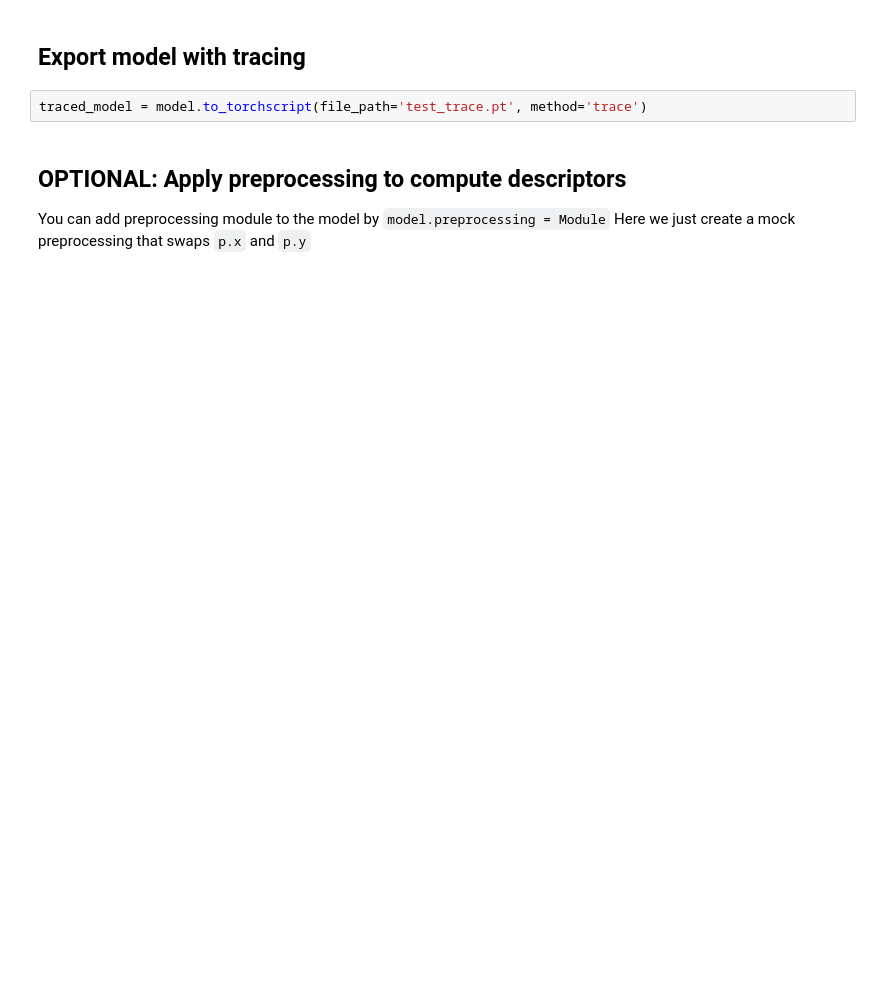
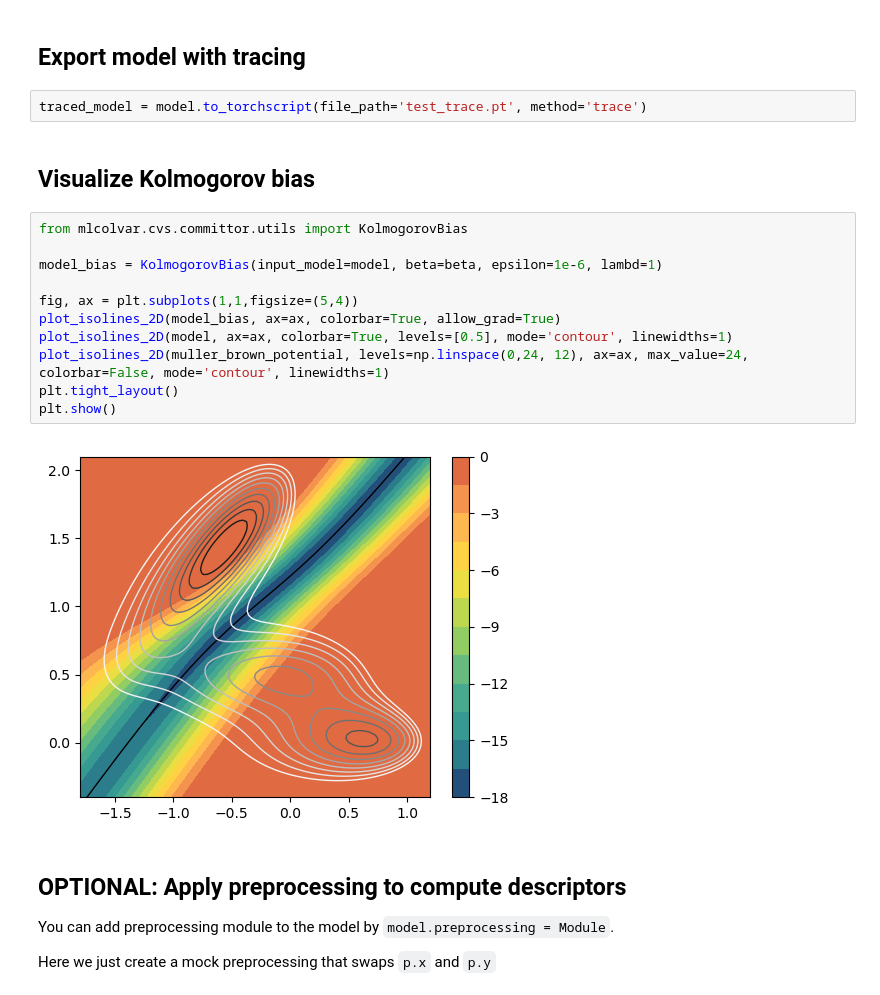
Before and after one commit to luigibonati/mlcolvar, a Jupyter notebook: docs/notebooks/examples/ex_committor.ipynb, the cells around one changed output. Cells and saved outputs as stored; diff of their text form; blank space fills up the shorter version.

Commit message:
Added KolmogorovBias wrapper

```diff
--- a/docs/notebooks/examples/ex_committor.ipynb
+++ b/docs/notebooks/examples/ex_committor.ipynb
@@ -161,9 +161,25 @@ plt.show()
 ## Export model with tracing
 # %%
 traced_model = model.to_torchscript(file_path='test_trace.pt', method='trace')
+# %% [markdown]
+## Visualize Kolmogorov bias
+# %%
+from mlcolvar.cvs.committor.utils import KolmogorovBias
+
+model_bias = KolmogorovBias(input_model=model, beta=beta, epsilon=1e-6, lambd=1)
+
+fig, ax = plt.subplots(1,1,figsize=(5,4))
+plot_isolines_2D(model_bias, ax=ax, colorbar=True, allow_grad=True)
+plot_isolines_2D(model, ax=ax, colorbar=True, levels=[0.5], mode='contour', linewidths=1)
+plot_isolines_2D(muller_brown_potential, levels=np.linspace(0,24, 12), ax=ax, max_value=24, colorbar=False, mode='contour', linewidths=1)
+plt.tight_layout()
+plt.show()
+# %% [output]
+[figure, added]
 # %% [markdown]
 ## OPTIONAL: Apply preprocessing to compute descriptors
-You can add preprocessing module to the model by `model.preprocessing = Module`
+You can add preprocessing module to the model by `model.preprocessing = Module`.
+
 Here we just create a mock preprocessing that swaps `p.x` and `p.y`
 # %%
 from mlcolvar.core.transform import PairwiseDistances
```
Also changed, not shown: parts of 4 cells of this notebook, 2 other files.
